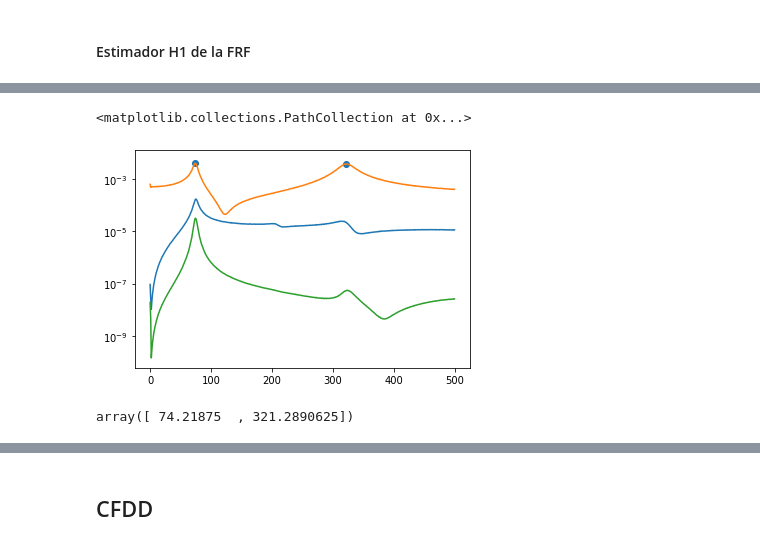
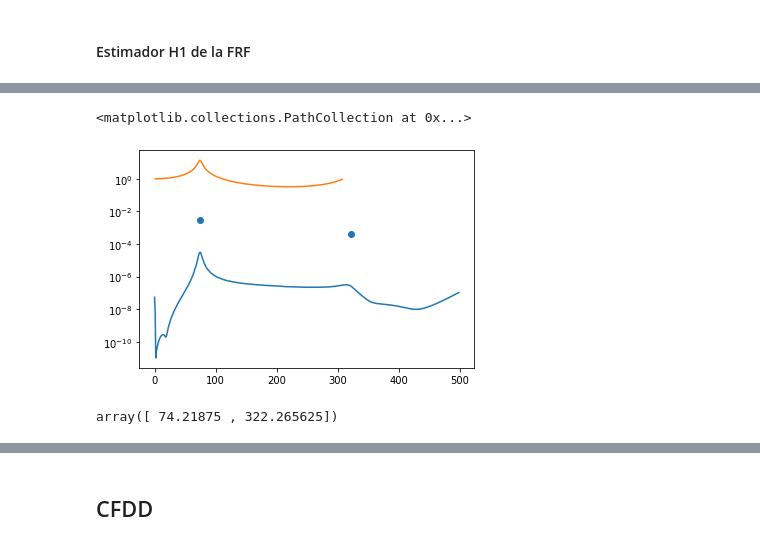
Before and after one commit to rafadodo/atelier, a Jupyter notebook: modal_analysis_from_f06.ipynb, the cells around one changed output, grey strips where cells are left out. Saved outputs shown, nothing was run; the diff lists cells and outputs as text; code cells hidden in the pictures.

```diff
--- a/modal_analysis_from_f06.ipynb
+++ b/modal_analysis_from_f06.ipynb
@@ -153,15 +186,16 @@ plt.semilogy(f_Sxf, np.abs(S_xf[:,-4:-1]))
 f_H = f_Sxf[:len(f_Sxf)//2]
 H1 = S_xf[:len(f_H),:]/Ug_psd[:len(f_H), np.newaxis]
 # H1 = S_xf/Ug_psd[:, np.newaxis]
-mode_ind_H1 = np.array([m for m in signal.argrelmax(np.abs(H1[:len(f_H)//4, -3]), order=30)]).flatten()
+mode_ind_H1 = np.array([m for m in signal.argrelmax(np.abs(H1[:len(f_H)//4, -5]), order=30)]).flatten()
 # %%
-plt.semilogy(f_H[:len(f_H)//4], np.abs(H1[:len(f_H)//4,-4:-1]))
-plt.scatter(f_H[mode_ind_H1], np.abs(H1[mode_ind_H1,-3]))
+plt.semilogy(f_H[:len(f_H)//4], np.abs(H1[:len(f_H)//4,34]))
+plt.semilogy(freq[:len(f_H)//4], np.abs(accel['18'][:len(f_H)//4,0]))
+plt.scatter(f_H[mode_ind_H1], np.abs(H1[mode_ind_H1,-6]))
 # %% [output]
 <matplotlib.collections.PathCollection at 0x...>
-[figure, old version]
+[figure, new version]
 # %%
 f_H[mode_ind_H1]
 # %% [output]
-array([ 74.21875  , 321.2890625])
+array([ 74.21875 , 322.265625])
 # %%
```
Also changed, not shown: parts of 32 cells of this notebook, 1 other file.
